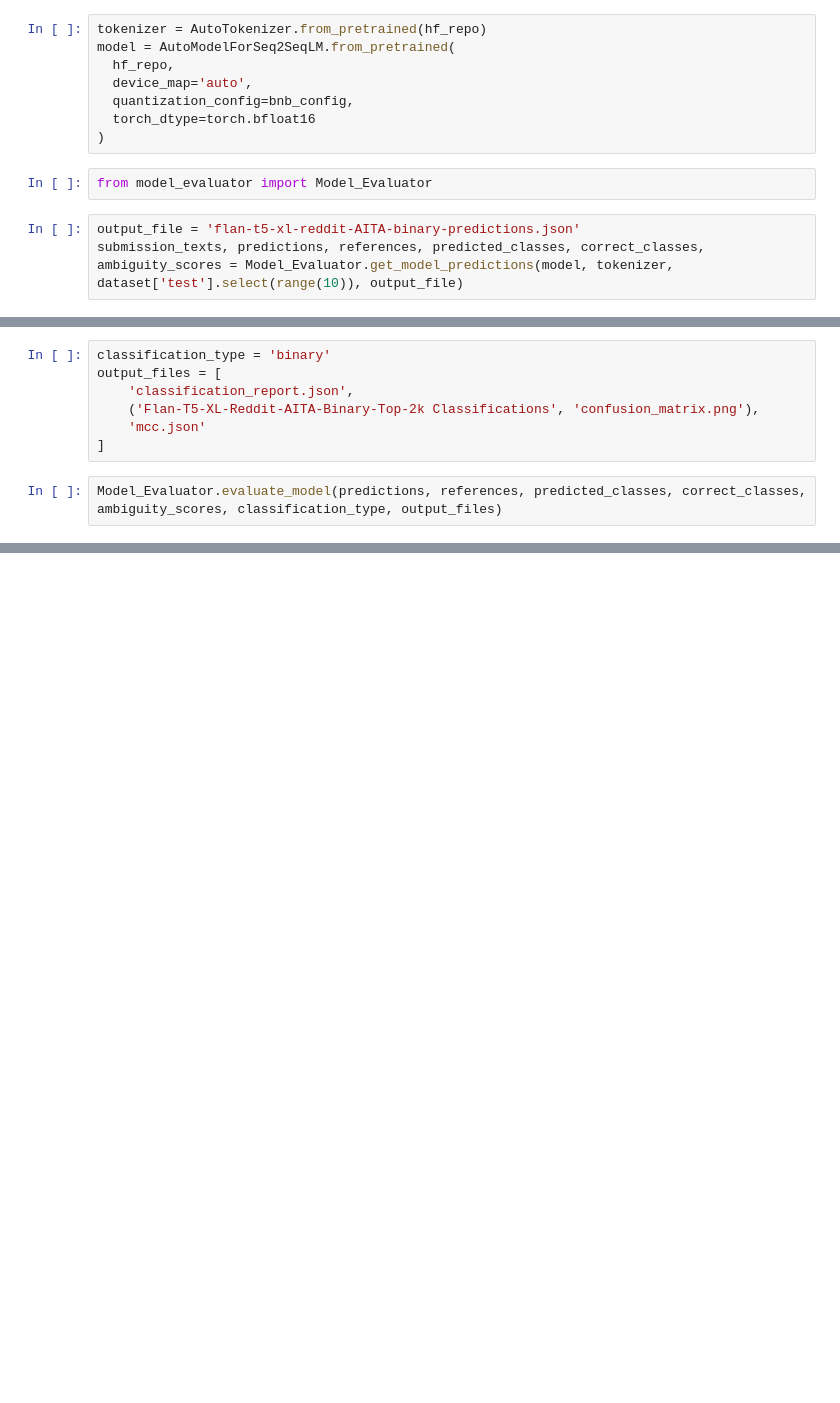
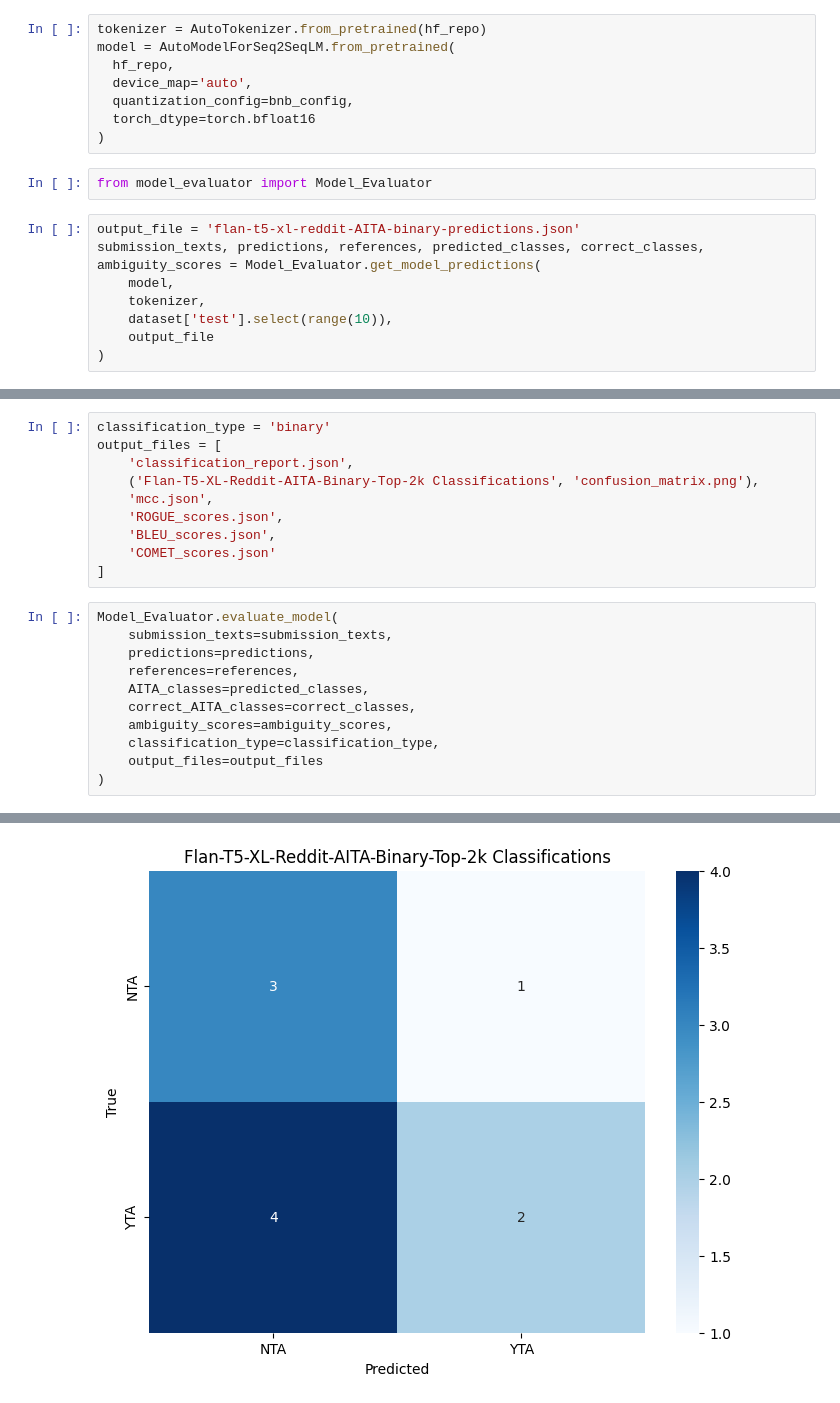
Before and after one commit to MattBoraske/Reddit-AITA-Conflict-Resolution-LLM-Finetuning, a Jupyter notebook: evaluation/AITA_Evaluation.ipynb, the cells around one changed output, grey strips where cells are left out. Drawn from its saved outputs; the diff is of its cells as text; blank space fills up the shorter version.

```diff
--- a/evaluation/AITA_Evaluation.ipynb
+++ b/evaluation/AITA_Evaluation.ipynb
@@ -30,4 +32,9 @@ model = AutoModelForSeq2SeqLM.from_pretrained(
 from model_evaluator import Model_Evaluator
 # %%
 output_file = 'flan-t5-xl-reddit-AITA-binary-predictions.json'
-submission_texts, predictions, references, predicted_classes, correct_classes, ambiguity_scores = Model_Evaluator.get_model_predictions(model, tokenizer, dataset['test'].select(range(10)), output_file)
+submission_texts, predictions, references, predicted_classes, correct_classes, ambiguity_scores = Model_Evaluator.get_model_predictions(
+    model,
+    tokenizer,
+    dataset['test'].select(range(10)),
+    output_file
+)
@@ -36,7 +54,20 @@ classification_type = 'binary'
 output_files = [
     'classification_report.json',
     ('Flan-T5-XL-Reddit-AITA-Binary-Top-2k Classifications', 'confusion_matrix.png'),
-    'mcc.json'
+    'mcc.json',
+    'ROGUE_scores.json',
+    'BLEU_scores.json',
+    'COMET_scores.json'
 ]
 # %%
-Model_Evaluator.evaluate_model(predictions, references, predicted_classes, correct_classes, ambiguity_scores, classification_type, output_files)
+Model_Evaluator.evaluate_model(
+    submission_texts=submission_texts,
+    predictions=predictions,
+    references=references,
+    AITA_classes=predicted_classes,
+    correct_AITA_classes=correct_classes,
+    ambiguity_scores=ambiguity_scores,
+    classification_type=classification_type,
+    output_files=output_files
+)
+# %% [output]
@@ -42,0 +90 @@ Model_Evaluator.evaluate_model(predictions, references, predicted_classes, corre
+[figure, added]
```
Also changed, not shown: parts of 10 cells of this notebook, 6 other files.
